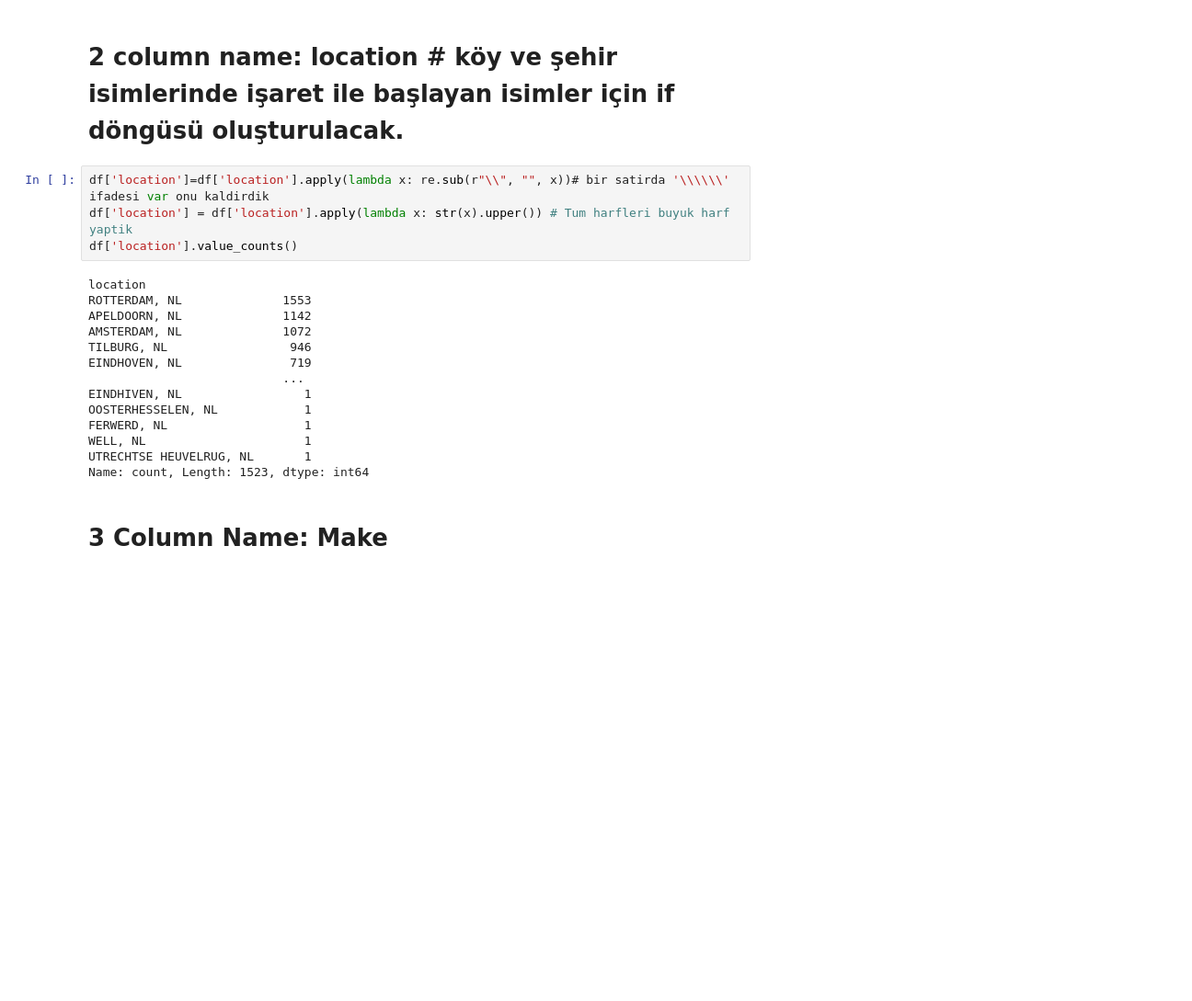
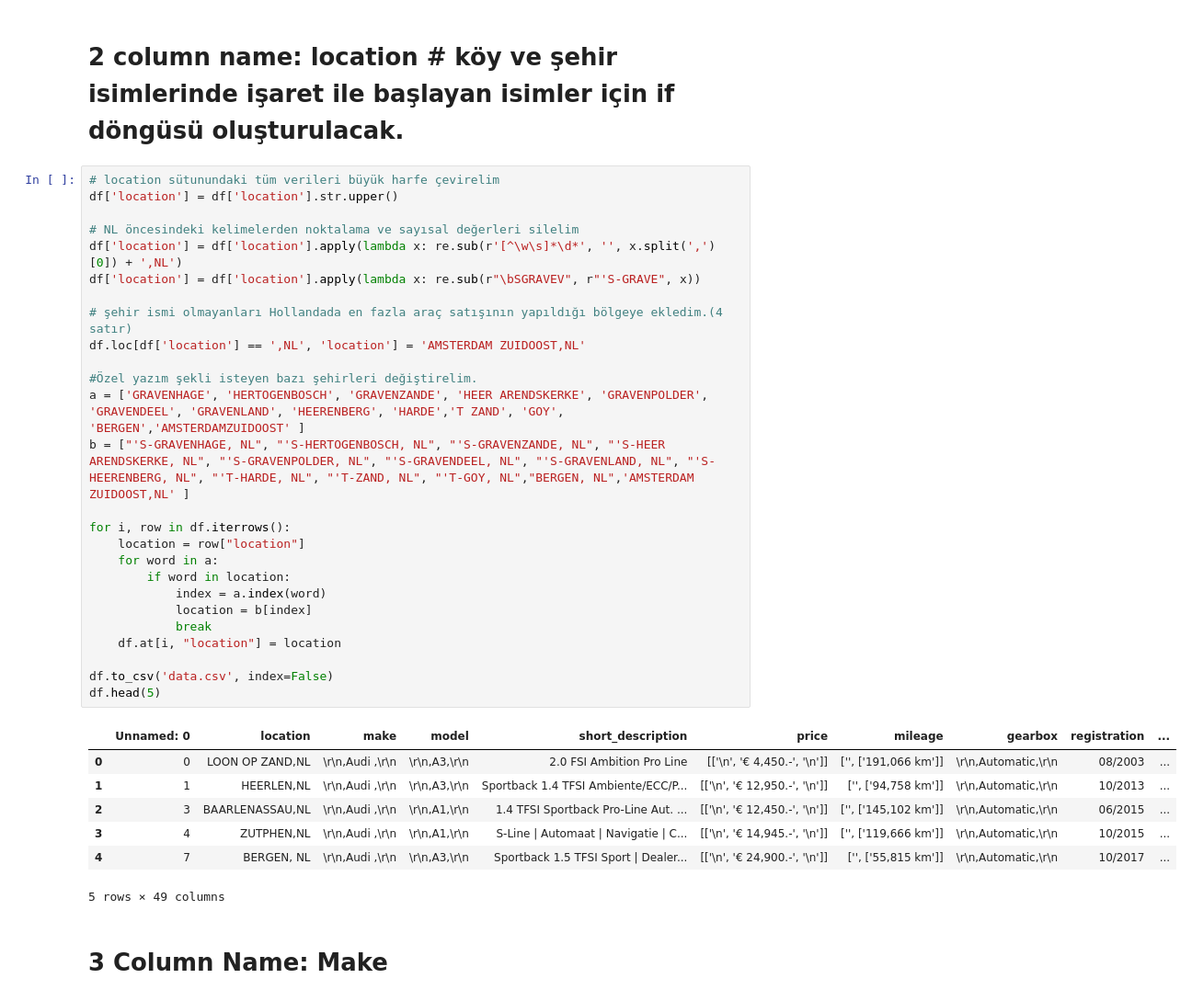
Before and after one commit to Nueseybe/Team2Project-4, a Jupyter notebook: main.ipynb, the cells around one changed output. Shown: that part at 92% size. Cells and saved outputs as stored; diff of their text form; blank space fills up the shorter version.

Commit message:
add_cahnges
location data cleared

```diff
--- a/main.ipynb
+++ b/main.ipynb
@@ -21,24 +21,40 @@ df.describe()
 | max | 71103.000000 | 2022.000000 | NaN | NaN |
 # %% [markdown]
 # 2 column name: location  # köy ve şehir isimlerinde işaret ile başlayan isimler için if döngüsü oluşturulacak.
-# %%
-df['location']=df['location'].apply(lambda x: re.sub(r"\\", "", x))# bir satirda '\\\\\\' ifadesi var onu kaldirdik
-df['location'] = df['location'].apply(lambda x: str(x).upper()) # Tum harfleri buyuk harf yaptik
-df['location'].value_counts()
-# %% [output]
-location
-ROTTERDAM, NL              1553
-APELDOORN, NL              1142
-AMSTERDAM, NL              1072
-TILBURG, NL                 946
-EINDHOVEN, NL               719
-                           ...
-EINDHIVEN, NL                 1
-OOSTERHESSELEN, NL            1
-FERWERD, NL                   1
-WELL, NL                      1
-UTRECHTSE HEUVELRUG, NL       1
-Name: count, Length: 1523, dtype: int64
+# %%
+# location sütunundaki tüm verileri büyük harfe çevirelim
+df['location'] = df['location'].str.upper()
+
+# NL öncesindeki kelimelerden noktalama ve sayısal değerleri silelim
+df['location'] = df['location'].apply(lambda x: re.sub(r'[^\w\s]*\d*', '', x.split(',')[0]) + ',NL')
+df['location'] = df['location'].apply(lambda x: re.sub(r"\bSGRAVEV", r"'S-GRAVE", x))
+
+# şehir ismi olmayanları Hollandada en fazla araç satışının yapıldığı bölgeye ekledim.(4 satır)
+df.loc[df['location'] == ',NL', 'location'] = 'AMSTERDAM ZUIDOOST,NL'
+
+#Özel yazım şekli isteyen bazı şehirleri değiştirelim.
+a = ['GRAVENHAGE', 'HERTOGENBOSCH', 'GRAVENZANDE', 'HEER ARENDSKERKE', 'GRAVENPOLDER', 'GRAVENDEEL', 'GRAVENLAND', 'HEERENBERG', 'HARDE','T ZAND', 'GOY', 'BERGEN','AMSTERDAMZUIDOOST' ]
+b = ["'S-GRAVENHAGE, NL", "'S-HERTOGENBOSCH, NL", "'S-GRAVENZANDE, NL", "'S-HEER ARENDSKERKE, NL", "'S-GRAVENPOLDER, NL", "'S-GRAVENDEEL, NL", "'S-GRAVENLAND, NL", "'S-HEERENBERG, NL", "'T-HARDE, NL", "'T-ZAND, NL", "'T-GOY, NL","BERGEN, NL",'AMSTERDAM ZUIDOOST,NL' ]
+
+for i, row in df.iterrows():
+    location = row["location"]
+    for word in a:
+        if word in location:
+            index = a.index(word)
+            location = b[index]
+            break
+    df.at[i, "location"] = location
+
+df.to_csv('data.csv', index=False)
+df.head(5)
+# %% [output]
+|  | Unnamed: 0 | location | make | model | short_description | price | mileage | gearbox | registration | ... |
+| 0 | 0 | LOON OP ZAND,NL | \r\n,Audi ,\r\n | \r\n,A3,\r\n | 2.0 FSI Ambition Pro Line | [['\n', '€ 4,450.-', '\n']] | ['', ['191,066 km']] | \r\n,Automatic,\r\n | 08/2003 | ... |
+| 1 | 1 | HEERLEN,NL | \r\n,Audi ,\r\n | \r\n,A3,\r\n | Sportback 1.4 TFSI Ambiente/ECC/P... | [['\n', '€ 12,950.-', '\n']] | ['', ['94,758 km']] | \r\n,Automatic,\r\n | 10/2013 | ... |
+| 2 | 3 | BAARLENASSAU,NL | \r\n,Audi ,\r\n | \r\n,A1,\r\n | 1.4 TFSI Sportback Pro-Line Aut. ... | [['\n', '€ 12,450.-', '\n']] | ['', ['145,102 km']] | \r\n,Automatic,\r\n | 06/2015 | ... |
+| 3 | 4 | ZUTPHEN,NL | \r\n,Audi ,\r\n | \r\n,A1,\r\n | S-Line | Automaat | Navigatie | C... | [['\n', '€ 14,945.-', '\n']] | ['', ['119,666 km']] | \r\n,Automatic,\r\n | 10/2015 | ... |
+| 4 | 7 | BERGEN, NL | \r\n,Audi ,\r\n | \r\n,A3,\r\n | Sportback 1.5 TFSI Sport | Dealer... | [['\n', '€ 24,900.-', '\n']] | ['', ['55,815 km']] | \r\n,Automatic,\r\n | 10/2017 | ... |
+5 rows × 49 columns
 # %% [markdown]
 # 3 Column Name: Make
 # %%
```
Also changed, not shown: parts of 1 cell of this notebook, 1 other file.
